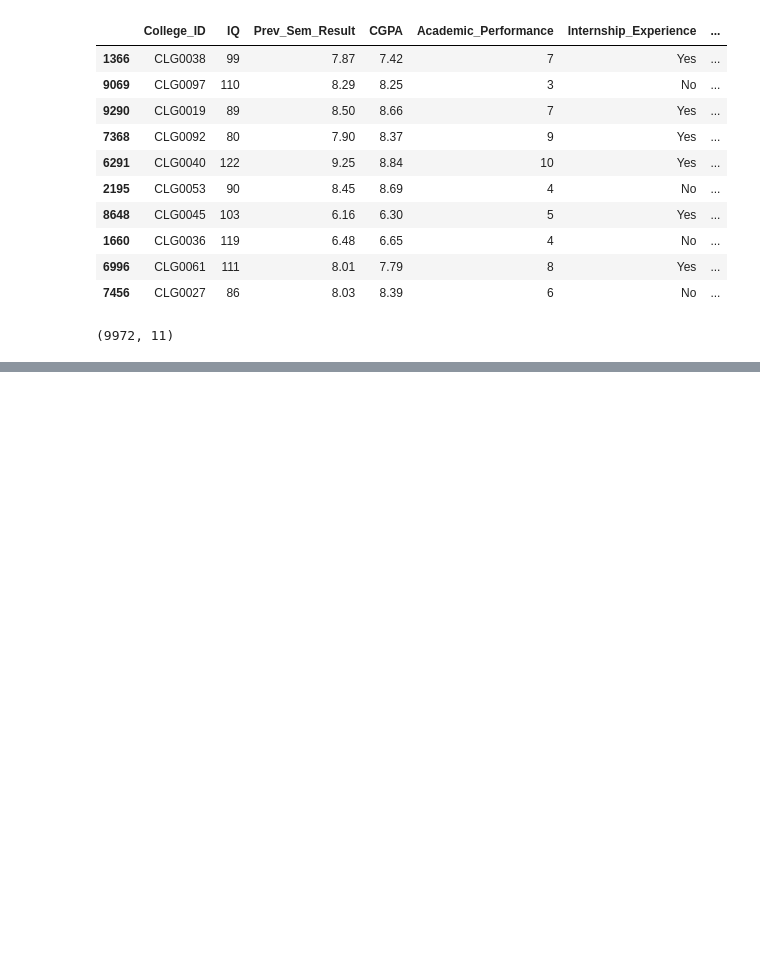
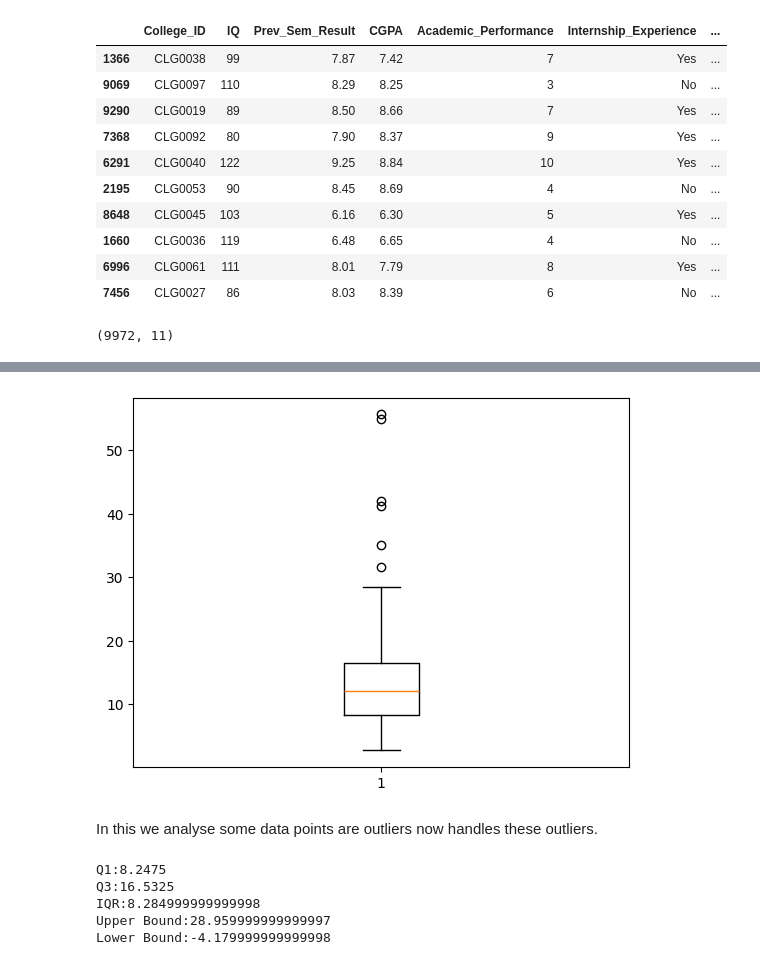
Before and after one commit to Shekhar7017/EDA, a Jupyter notebook: FeatureEngineering.ipynb, the cells around one changed output, grey strips where cells are left out. Drawn from its saved outputs; the diff is of its cells as text; code cells hidden in the pictures; blank space fills up the shorter version.

```diff
--- a/FeatureEngineering.ipynb
+++ b/FeatureEngineering.ipynb
@@ -2018,0 +2055,2 @@ new_df.shape
+# %%
+df = pd.read_csv('dummy.csv')
@@ -2018,0 +2066,26 @@ new_df.shape
+# %%
+plt.Figure(figsize=(10,12))
+plt.boxplot(df['Placement_Package_LPA'])
+plt.show()
+# %% [output]
+[figure, added]
+# %% [markdown]
+In this we analyse some data points are outliers now handles these outliers.
+# %%
+# First Calculate the Q1, Q3, IQR....
+q1 = df['Placement_Package_LPA'].quantile(0.25)
+q3 = df['Placement_Package_LPA'].quantile(0.75)
+
+IQR = q3 - q1
+
+# Now Find the boundries as upper & lower
+upper = q3 + 1.5*IQR
+lower = q1 - 1.5*IQR
+
+print(f'Q1:{q1}\nQ3:{q3}\nIQR:{IQR}\nUpper Bound:{upper}\nLower Bound:{lower}')
+# %% [output]
+Q1:8.2475
+Q3:16.5325
+IQR:8.284999999999998
+Upper Bound:28.959999999999997
+Lower Bound:-4.179999999999998
```
Also changed, not shown: parts of 15 cells of this notebook, 1 other file.
